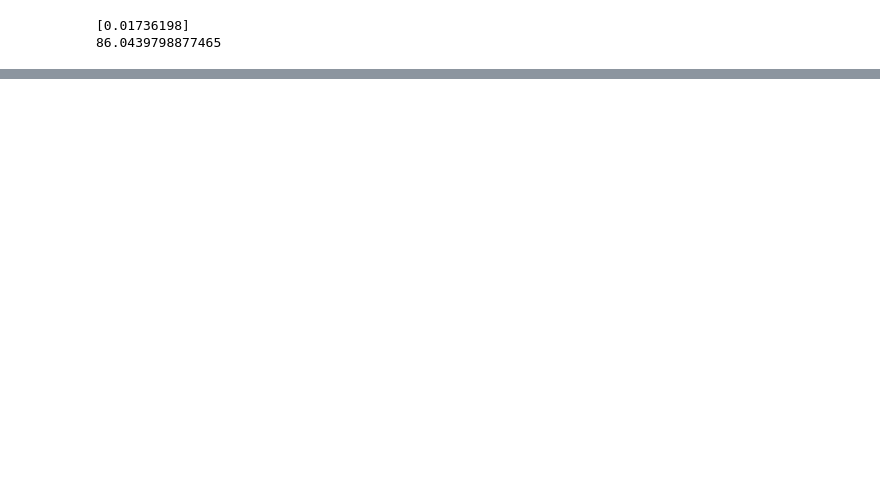
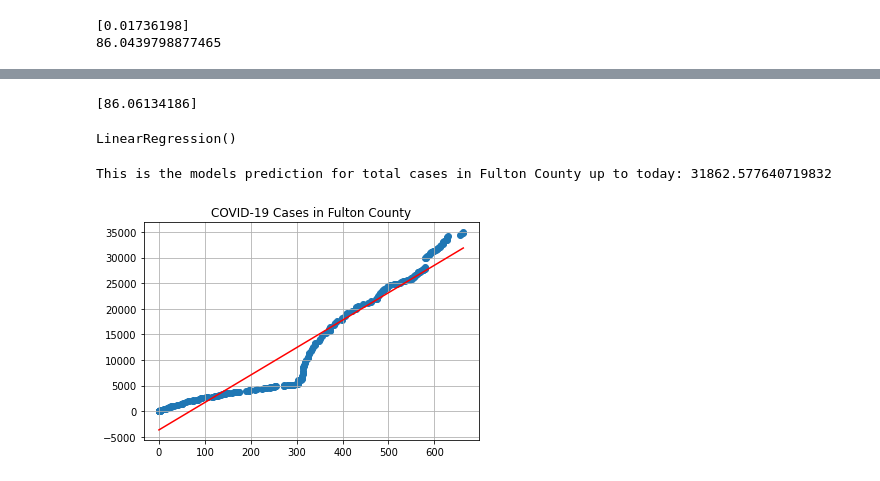
Before and after one commit to hectorsantiago5/SC20_covid_projection, a Jupyter notebook: covid_projection.ipynb, the cells around one changed output, grey strips where cells are left out. Saved outputs shown, nothing was run; the diff lists cells and outputs as text; code cells hidden in the pictures; blank space fills up the shorter version.

```diff
--- a/covid_projection.ipynb
+++ b/covid_projection.ipynb
@@ -221,0 +198,5 @@ print(linreg.intercept_)
+# %%
+equation = (linreg.intercept_ + linreg.coef_)
+print(equation)
+# %% [output]
+[86.06134186]
@@ -221,0 +206,21 @@ print(linreg.intercept_)
+# %%
+linreg1 = LinearRegression()
+# %%
+x1 = x1.reshape(-1,1)
+# %%
+linreg1.fit(x1,y1)
+# %% [output]
+LinearRegression()
+# %%
+y_pred1 = linreg1.predict(x1)
+print('This is the models prediction for total cases in Fulton County up to today: ' + str(y_pred1[-1]))
+# %% [output]
+This is the models prediction for total cases in Fulton County up to today: 31862.577640719832
+# %%
+plt.scatter(x1,y1)
+plt.title('COVID-19 Cases in Fulton County')
+plt.grid()
+plt.plot(x1,y_pred1, color='red')
+plt.show()
+# %% [output]
+[figure, added]
```
Also changed, not shown: parts of 15 cells of this notebook, 5 other files.
